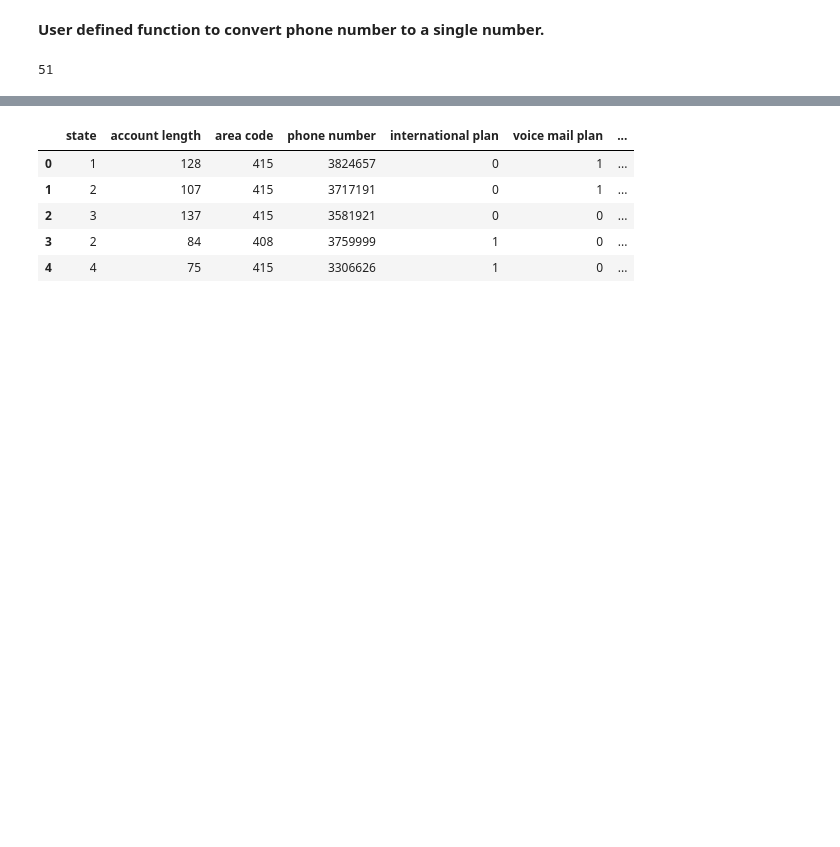
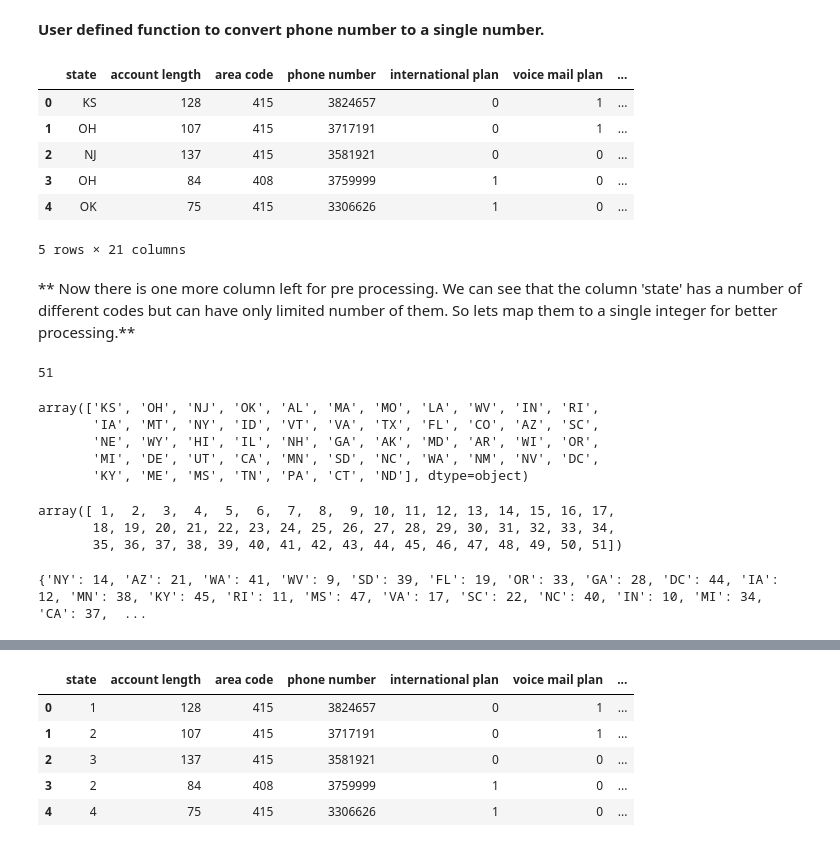
Before and after one commit to shreybatra/Machine-Learning-Notebooks, a Jupyter notebook: Ensemble Learning.ipynb, the cells around one changed output, grey strips where cells are left out. Drawn from its saved outputs; the diff is of its cells as text; code cells hidden in the pictures; blank space fills up the shorter version.

```diff
--- a/Ensemble Learning.ipynb
+++ b/Ensemble Learning.ipynb
@@ -69,16 +130,43 @@ churn_df['voice mail plan'] = churn_df['voice mail plan'].apply(change_yes_no)
 # %%
 def conv(cols):
     l = cols.split('-')
-    return ''.join(l)
+    return int(''.join(l))
 # %%
 churn_df['phone number'] = churn_df['phone number'].apply(conv)
+# %%
+churn_df.head()
+# %% [output]
+|  | state | account length | area code | phone number | international plan | voice mail plan | ... |
+| 0 | KS | 128 | 415 | 3824657 | 0 | 1 | ... |
+| 1 | OH | 107 | 415 | 3717191 | 0 | 1 | ... |
+| 2 | NJ | 137 | 415 | 3581921 | 0 | 0 | ... |
+| 3 | OH | 84 | 408 | 3759999 | 1 | 0 | ... |
+| 4 | OK | 75 | 415 | 3306626 | 1 | 0 | ... |
+5 rows × 21 columns
+# %% [markdown]
+** Now there is one more column left for pre processing. We can see that the column 'state' has a number of different codes but can have only limited number of them. So lets map them to a single integer for better processing.**
 # %%
 len(churn_df.state.unique())
 # %% [output]
 51
 # %%
 np_keys = churn_df['state'].unique()
+np_keys
+# %% [output]
+array(['KS', 'OH', 'NJ', 'OK', 'AL', 'MA', 'MO', 'LA', 'WV', 'IN', 'RI',
+       'IA', 'MT', 'NY', 'ID', 'VT', 'VA', 'TX', 'FL', 'CO', 'AZ', 'SC',
+       'NE', 'WY', 'HI', 'IL', 'NH', 'GA', 'AK', 'MD', 'AR', 'WI', 'OR',
+       'MI', 'DE', 'UT', 'CA', 'MN', 'SD', 'NC', 'WA', 'NM', 'NV', 'DC',
+       'KY', 'ME', 'MS', 'TN', 'PA', 'CT', 'ND'], dtype=object)
 # %%
 np_values = np.arange(1,52,1)
+np_values
+# %% [output]
+array([ 1,  2,  3,  4,  5,  6,  7,  8,  9, 10, 11, 12, 13, 14, 15, 16, 17,
+       18, 19, 20, 21, 22, 23, 24, 25, 26, 27, 28, 29, 30, 31, 32, 33, 34,
+       35, 36, 37, 38, 39, 40, 41, 42, 43, 44, 45, 46, 47, 48, 49, 50, 51])
 # %%
 mp = dict(zip(np_keys,np_values))
+print(mp)
+# %% [output]
+{'NY': 14, 'AZ': 21, 'WA': 41, 'WV': 9, 'SD': 39, 'FL': 19, 'OR': 33, 'GA': 28, 'DC': 44, 'IA': 12, 'MN': 38, 'KY': 45, 'RI': 11, 'MS': 47, 'VA': 17, 'SC': 22, 'NC': 40, 'IN': 10, 'MI': 34, 'CA': 37,  ...
```
Also changed, not shown: parts of 52 cells of this notebook.
